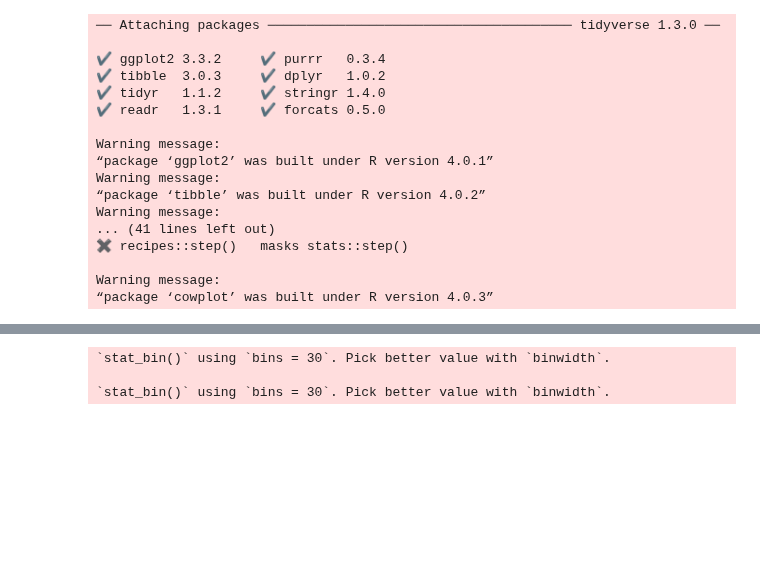
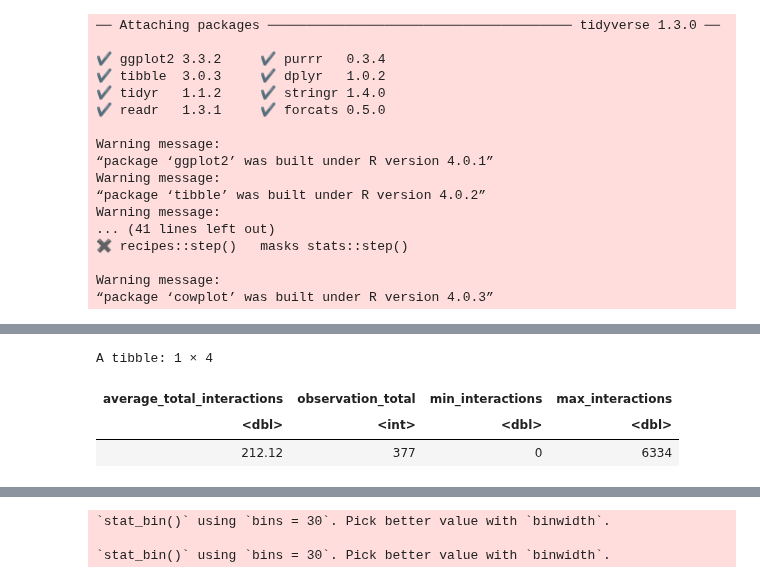
Before and after one commit to amellios/data_science_woohoo, a Jupyter notebook: Proposal.ipynb, the cells around one changed output, grey strips where cells are left out. Drawn from its saved outputs; the diff is of its cells as text; code cells hidden in the pictures; blank space fills up the shorter version.

```diff
--- a/Proposal.ipynb
+++ b/Proposal.ipynb
@@ -74,0 +81,25 @@ A tibble: 6 × 19
+# %%
+#Min, Max, and Average of Total Interactions
+min_interactions <- min(facebook[["Total Interactions"]])
+max_interactions <- max(facebook[["Total Interactions"]])
+average_interactions <- mean(facebook[["Total Interactions"]])
+
+#Total Number of Observations
+observation_total <- nrow(facebook_train)
+
+#Total Number of Variables
+variable_total <- ncol(facebook_train)
+#Exploratory Data Analysis Table
+exploratory_table <- facebook %>%
+                     mutate(facebook, average_total_interactions = average_interactions) %>%
+                     mutate(facebook, observation_total = observation_total) %>%
+                     mutate(facebook, min_interactions = min_interactions) %>%
+                     mutate(facebook, max_interactions = max_interactions) %>%
+                     select(average_total_interactions, observation_total, min_interactions, max_interactions) %>%
+                     slice(1)
+exploratory_table
+# %% [output]
+A tibble: 1 × 4
+| average_total_interactions | observation_total | min_interactions | max_interactions |
+| <dbl> | <int> | <dbl> | <dbl> |
+| 212.12 | 377 | 0 | 6334 |
```
Also changed, not shown: parts of 6 cells of this notebook.
